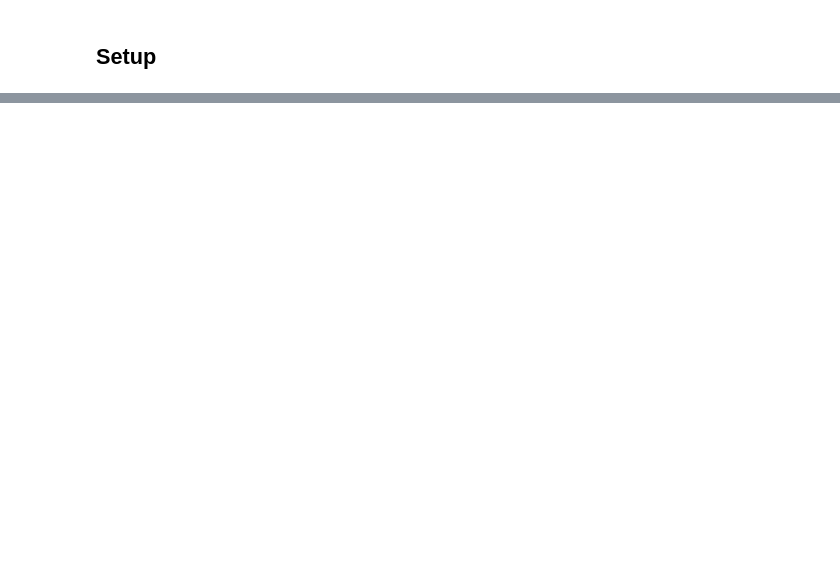
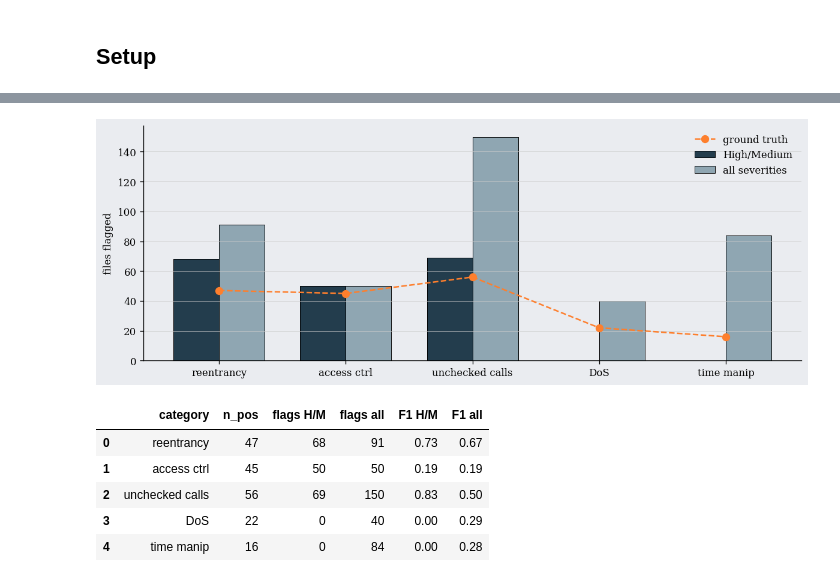
Before and after one commit to MohamedKhalidmk/AuditMind, a Jupyter notebook: notebooks/03_analysis.ipynb, the cells around one changed output, grey strips where cells are left out. Cells and saved outputs as stored; diff of their text form; code cells hidden in the pictures; blank space fills up the shorter version.

```diff
--- a/notebooks/03_analysis.ipynb
+++ b/notebooks/03_analysis.ipynb
@@ -647,0 +225,29 @@ Slither-failure exclusions. Nothing in Stage 3 re-triggers a scan or an API call
+# %%
+rows = []
+for c in CATS:
+    hm, al = (S["pooled"]["slither_hm"]["per_category"][c],
+              S["pooled"]["slither_all"]["per_category"][c])
+    rows.append({"category": SHORT[c], "n_pos": hm["n_pos"],
+                 "flags H/M": hm["tp"]+hm["fp"], "flags all": al["tp"]+al["fp"],
+                 "F1 H/M": round(hm["f1"], 2), "F1 all": round(al["f1"], 2)})
+df = pd.DataFrame(rows)
+
+fig, ax = plt.subplots(figsize=(10, 3.8))
+x = np.arange(len(CATS)); w = .36
+ax.bar(x - w/2, df["flags H/M"], w, label="High/Medium",
+       color=T["muted"], edgecolor=T["ink"], linewidth=.6)
+ax.bar(x + w/2, df["flags all"], w, label="all severities",
+       color="#8FA6B2", edgecolor=T["ink"], linewidth=.6)
+ax.plot(x, df["n_pos"], "o--", color=T["hot"], label="ground truth", zorder=4, ms=7)
+ax.set_xticks(x); ax.set_xticklabels(df["category"])
+ax.set_ylabel("files flagged"); ax.legend(frameon=False)
+bare(ax); plt.tight_layout(); plt.show()
+df
+# %% [output]
+[figure, added]
+|  | category | n_pos | flags H/M | flags all | F1 H/M | F1 all |
+| 0 | reentrancy | 47 | 68 | 91 | 0.73 | 0.67 |
+| 1 | access ctrl | 45 | 50 | 50 | 0.19 | 0.19 |
+| 2 | unchecked calls | 56 | 69 | 150 | 0.83 | 0.50 |
+| 3 | DoS | 22 | 0 | 40 | 0.00 | 0.29 |
+| 4 | time manip | 16 | 0 | 84 | 0.00 | 0.28 |
```
Also changed, not shown: parts of 72 cells of this notebook, 7 other files.
